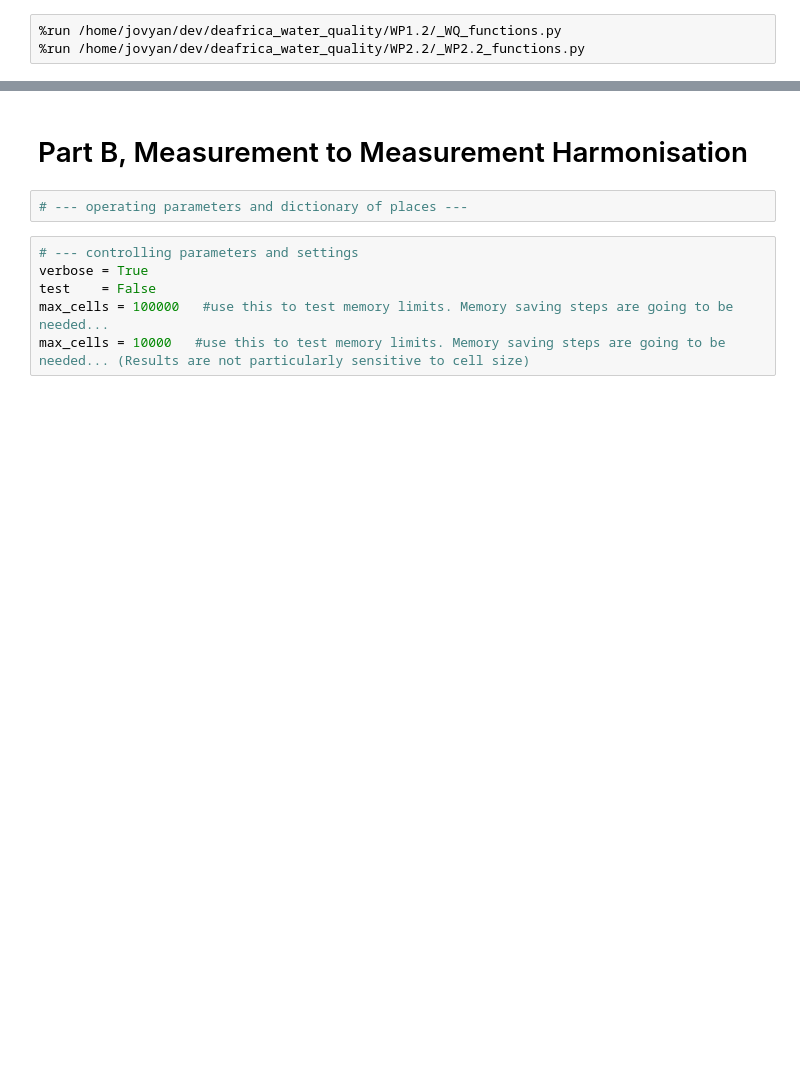
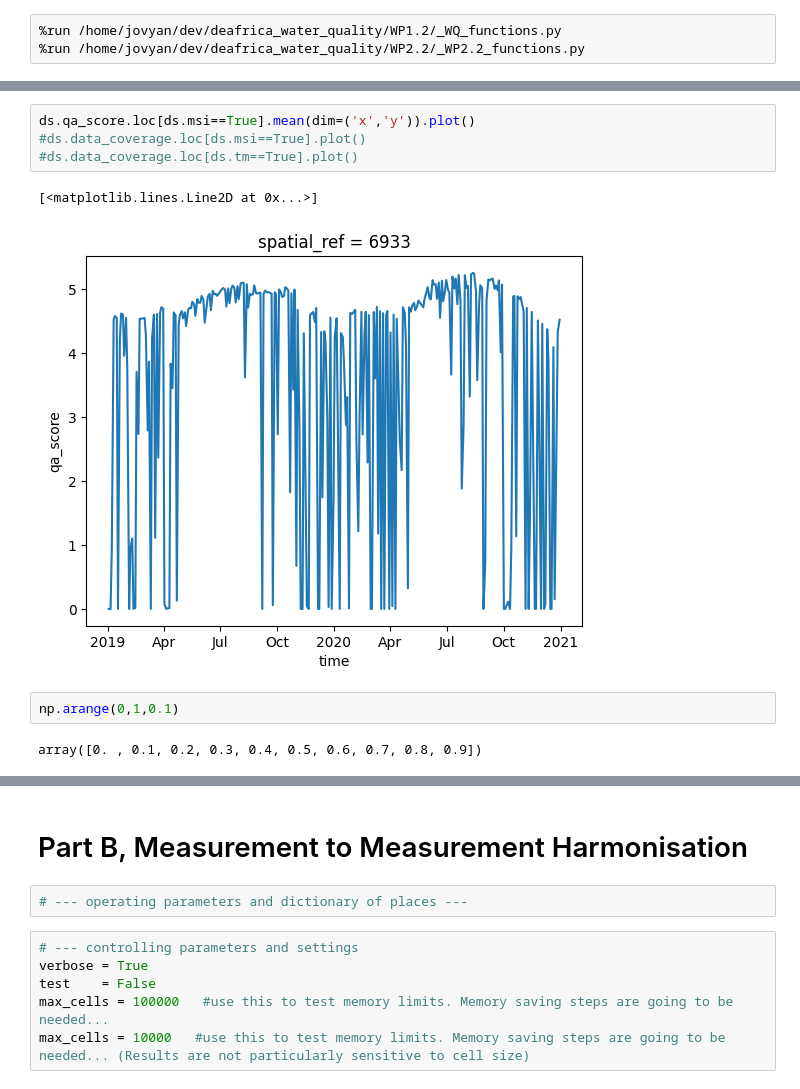
Before and after one commit to digitalearthafrica/deafrica_water_quality, a Jupyter notebook: WP2.2/WP2.2.ipynb, the cells around one changed output, grey strips where cells are left out. Drawn from its saved outputs; the diff is of its cells as text; blank space fills up the shorter version.

```diff
--- a/WP2.2/WP2.2.ipynb
+++ b/WP2.2/WP2.2.ipynb
@@ -357,0 +409,11 @@ end of process for place = Haartbeesport_dam. Setting status to 100
+# %%
+ds.qa_score.loc[ds.msi==True].mean(dim=('x','y')).plot()
+#ds.data_coverage.loc[ds.msi==True].plot()
+#ds.data_coverage.loc[ds.tm==True].plot()
+# %% [output]
+[<matplotlib.lines.Line2D at 0x...>]
+[figure, added]
+# %%
+np.arange(0,1,0.1)
+# %% [output]
+array([0. , 0.1, 0.2, 0.3, 0.4, 0.5, 0.6, 0.7, 0.8, 0.9])
```
Also changed, not shown: parts of 25 cells of this notebook.
